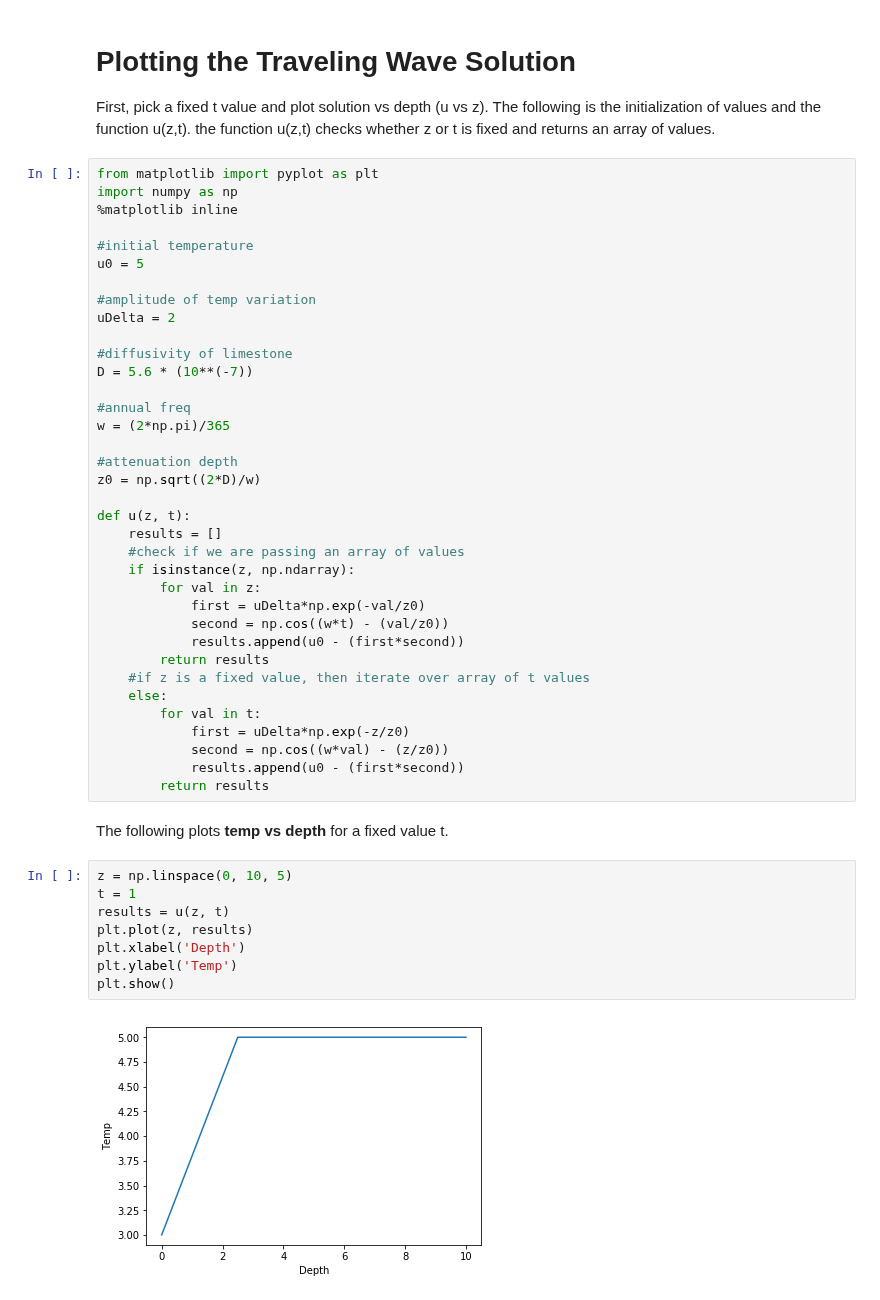
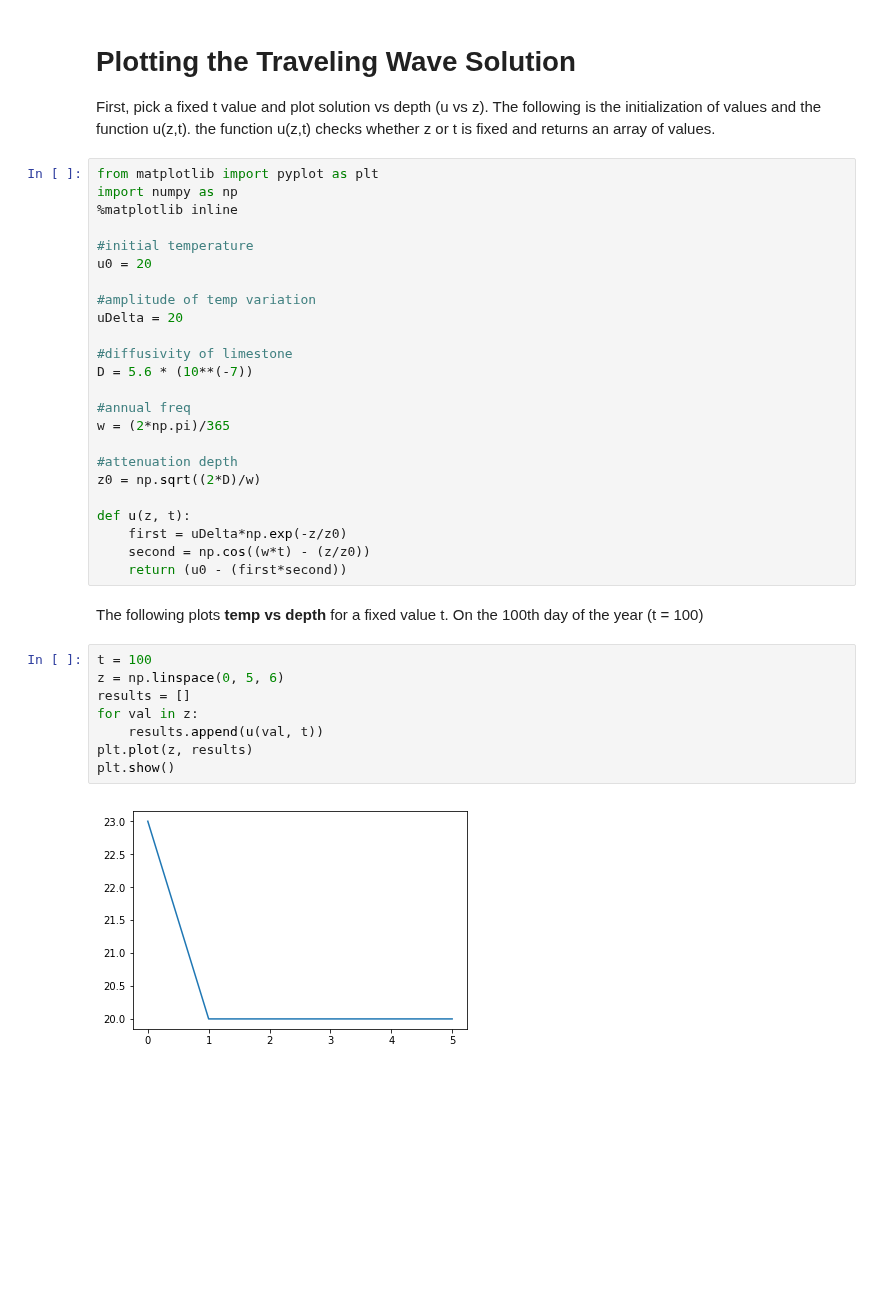
Before and after one commit to andresoro/modeling, a Jupyter notebook: hw4/Modeling HW4.ipynb, the cells around one changed output. Saved outputs shown, nothing was run; the diff lists cells and outputs as text; blank space fills up the shorter version.

Commit message:
finish plotting solutions for varying depths over a year

```diff
--- a/hw4/Modeling HW4.ipynb
+++ b/hw4/Modeling HW4.ipynb
@@ -7,10 +7,10 @@ import numpy as np
 %matplotlib inline
 
 #initial temperature
-u0 = 5
+u0 = 20
 
 #amplitude of temp variation
-uDelta = 2
+uDelta = 20
 
 #diffusivity of limestone
 D = 5.6 * (10**(-7))
@@ -22,30 +22,18 @@ w = (2*np.pi)/365
 z0 = np.sqrt((2*D)/w)
 
 def u(z, t):
-    results = []
-    #check if we are passing an array of values
-    if isinstance(z, np.ndarray):
-        for val in z:
-            first = uDelta*np.exp(-val/z0)
-            second = np.cos((w*t) - (val/z0))
-            results.append(u0 - (first*second))
-        return results
-    #if z is a fixed value, then iterate over array of t values
-    else:
-        for val in t:
-            first = uDelta*np.exp(-z/z0)
-            second = np.cos((w*val) - (z/z0))
-            results.append(u0 - (first*second))
-        return results
+    first = uDelta*np.exp(-z/z0)
+    second = np.cos((w*t) - (z/z0))
+    return (u0 - (first*second))
 # %% [markdown]
-The following plots **temp vs depth** for a fixed value t.
+The following plots **temp vs depth** for a fixed value t. On the 100th day of the year (t = 100)
 # %%
-z = np.linspace(0, 10, 5)
-t = 1
-results = u(z, t)
+t = 100
+z = np.linspace(0, 5, 6)
+results = []
+for val in z:
+    results.append(u(val, t))
 plt.plot(z, results)
-plt.xlabel('Depth')
-plt.ylabel('Temp')
 plt.show()
 # %% [output]
-[figure, old version]
+[figure, new version]
```
Also changed, not shown: parts of 2 cells of this notebook.
